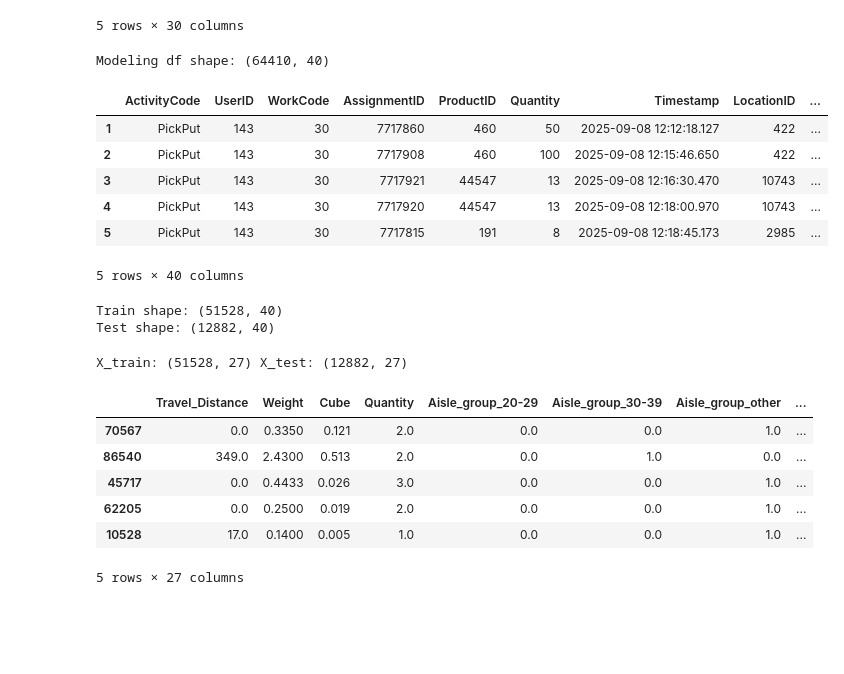
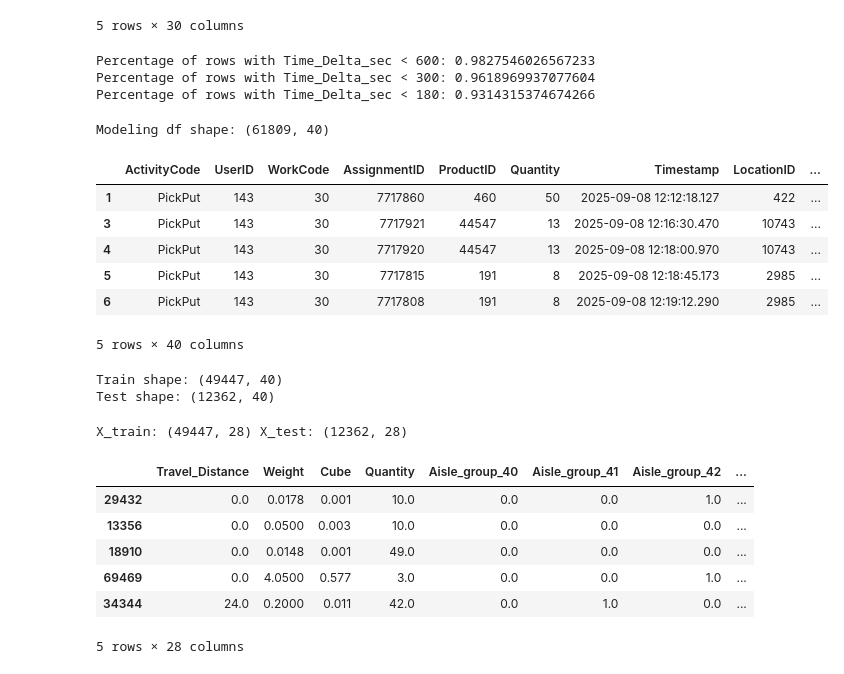
Before and after one commit to JiashenWangg/Lucas_Systems_Capstone_Project, a Jupyter notebook: Model_Jiashen/oe_xgboost.ipynb, the cells around one changed output. Drawn from its saved outputs; the diff is of its cells as text; code cells hidden in the pictures; blank space fills up the shorter version.

```diff
--- a/Model_Jiashen/oe_xgboost.ipynb
+++ b/Model_Jiashen/oe_xgboost.ipynb
@@ -44,6 +44,18 @@ Timestamp range: 2025-09-08 11:42:18.630000 -> 2025-12-02 23:15:28.677000
 | 3 | PickPut | 143 | 30 | 7717921 | 44547 | 13 | 2025-09-08 12:16:30.470 | 10743 | ... |
 | 4 | PickPut | 143 | 30 | 7717920 | 44547 | 13 | 2025-09-08 12:18:00.970 | 10743 | ... |
 5 rows × 30 columns
+# %%
+
+# percentage of row with time < 600 seconds
+print("Percentage of rows with Time_Delta_sec < 600:", (oe["Time_Delta_sec"] < 600).mean())
+# percentage of row with time < 300 seconds
+print("Percentage of rows with Time_Delta_sec < 300:", (oe["Time_Delta_sec"] < 300).mean())
+# percentage of row with time < 180 seconds
+print("Percentage of rows with Time_Delta_sec < 180:", (oe["Time_Delta_sec"] < 180).mean())
+# %% [output]
+Percentage of rows with Time_Delta_sec < 600: 0.9827546026567233
+Percentage of rows with Time_Delta_sec < 300: 0.9618969937077604
+Percentage of rows with Time_Delta_sec < 180: 0.9314315374674266
 # %%
 # ---------- Feature engineering (same logic as oe_regression.ipynb) ----------
 df = oe.copy()
@@ -56,7 +68,7 @@ for col in ["Time_Delta_sec", "Weight", "Cube", "Quantity", "Travel_Distance"]:
 # Filter for log viability + WorkCode == '30'
 df = df[
     (df["Time_Delta_sec"] > 0) &
-    (df["Time_Delta_sec"] < 600) &
+    (df["Time_Delta_sec"] < 180) &
     (df["Travel_Distance"] >= 0) &
     (df["Weight"] > 0) &
     (df["Cube"] > 0) &
@@ -65,14 +77,25 @@ df = df[
 
 # Aisle to int first
 df["Aisle"] = pd.to_numeric(df["Aisle"], errors="coerce").fillna(-1).astype(int)
-# Aisle as new column, group 10-19 as "10-19", 20-29 as "20-29", 30-39 as "30-39", rest as "other"
+# Aisle as new column, group 10-19, 20-29, 30-38, 39-42, rest as "other"
+'''
 def aisle_group(a):
     if 10 <= a < 20:
         return "10-19"
     elif 20 <= a < 30:
         return "20-29"
-    elif 30 <= a < 40:
-        return "30-39"
+    elif 30 <= a < 39:
+        return "30-38"
+    elif 39 <= a < 43:
+        return "39-42"
+    else:
+        return "other"
+df["Aisle_group"] = df["Aisle"].apply(aisle_group)
+'''
+# Actually for WC = 30, only 39, 40, 41, 42 are valid, so just these 4 or other
+def aisle_group(a):
+    if a in [39, 40, 41, 42]:
+        return str(a)
     else:
         return "other"
 df["Aisle_group"] = df["Aisle"].apply(aisle_group)
@@ -110,38 +133,38 @@ df["UOM_group"] = df["UnitOfMeasure"].apply(uom_group)
 
 # Day of week as levels
 df["day_of_week"] = df["Timestamp"].dt.day_name()
 
 # Add a feature same_aisle: 1 if Aisle and Prev_Aisle are the same, else 0
 df["Prev_Aisle"] = pd.to_numeric(df["Prev_Aisle"], errors="coerce").fillna(-1).astype(int)
 df["same_aisle"] = (df["Aisle"] == df["Prev_Aisle"]).astype(int)
 
 # Add a feature if LocKey and Prev_LocKey are the same
 df["same_lockey"] = (df["LocKey"] == df["PrevLocKey"]).astype(int)
 
 # Add a feature if same lockey but differ in level
 df["diff_level"] = ((df["LocKey"] == df["PrevLocKey"]) & (df["Level"] != df["Prev_Level"])).astype(int)
 
 # Add a feature if ProductID in top 100 most common productid
 product_counts = df["ProductID"].value_counts()
 top_100_products = product_counts.head(100).index
 df["top_100_product"] = df["ProductID"].isin(top_100_products).astype(int)
 
 df = df.replace([np.inf, -np.inf], np.nan).dropna(subset=[
     "Time_Delta_sec","Travel_Distance","Weight","Cube","Quantity",
     "Aisle_group","Level_group","time_of_day", "same_aisle", "same_lockey", "diff_level",
     "UOM_group", "day_of_week", "top_100_product"
 ]).copy()
 
 print("Modeling df shape:", df.shape)
 df.head()
 # %% [output]
-Modeling df shape: (64410, 40)
+Modeling df shape: (61809, 40)
 |  | ActivityCode | UserID | WorkCode | AssignmentID | ProductID | Quantity | Timestamp | LocationID | ... |
 | 1 | PickPut | 143 | 30 | 7717860 | 460 | 50 | 2025-09-08 12:12:18.127 | 422 | ... |
-| 2 | PickPut | 143 | 30 | 7717908 | 460 | 100 | 2025-09-08 12:15:46.650 | 422 | ... |
 | 3 | PickPut | 143 | 30 | 7717921 | 44547 | 13 | 2025-09-08 12:16:30.470 | 10743 | ... |
 | 4 | PickPut | 143 | 30 | 7717920 | 44547 | 13 | 2025-09-08 12:18:00.970 | 10743 | ... |
 | 5 | PickPut | 143 | 30 | 7717815 | 191 | 8 | 2025-09-08 12:18:45.173 | 2985 | ... |
+| 6 | PickPut | 143 | 30 | 7717808 | 191 | 8 | 2025-09-08 12:19:12.290 | 2985 | ... |
 5 rows × 40 columns
 # %%
 # Split into train/test (same 80/20 random split)
@@ -149,8 +172,8 @@ train_df, test_df = train_test_split(df, test_size=0.2, random_state=42)
 print("Train shape:", train_df.shape)
 print("Test shape:", test_df.shape)
 # %% [output]
-Train shape: (51528, 40)
-Test shape: (12882, 40)
+Train shape: (49447, 40)
+Test shape: (12362, 40)
 # %%
 # ---------- Build design matrix (same feature set as Model 3: Lasso in the original) ----------
 features = [
@@ -177,17 +200,17 @@ y_test  = test_df["Time_Delta_sec"].astype(float).values
 
 print("X_train:", X_train.shape, "X_test:", X_test.shape)
 # %% [output]
-X_train: (51528, 27) X_test: (12882, 27)
+X_train: (49447, 28) X_test: (12362, 28)
 # %%
 display(X_train.head())
 # %% [output]
-|  | Travel_Distance | Weight | Cube | Quantity | Aisle_group_20-29 | Aisle_group_30-39 | Aisle_group_other | ... |
-| 70567 | 0.0 | 0.3350 | 0.121 | 2.0 | 0.0 | 0.0 | 1.0 | ... |
-| 86540 | 349.0 | 2.4300 | 0.513 | 2.0 | 0.0 | 1.0 | 0.0 | ... |
-| 45717 | 0.0 | 0.4433 | 0.026 | 3.0 | 0.0 | 0.0 | 1.0 | ... |
-| 62205 | 0.0 | 0.2500 | 0.019 | 2.0 | 0.0 | 0.0 | 1.0 | ... |
-| 10528 | 17.0 | 0.1400 | 0.005 | 1.0 | 0.0 | 0.0 | 1.0 | ... |
+|  | Travel_Distance | Weight | Cube | Quantity | Aisle_group_40 | Aisle_group_41 | Aisle_group_42 | ... |
+| 29432 | 0.0 | 0.0178 | 0.001 | 10.0 | 0.0 | 0.0 | 1.0 | ... |
+| 13356 | 0.0 | 0.0500 | 0.003 | 10.0 | 0.0 | 0.0 | 0.0 | ... |
+| 18910 | 0.0 | 0.0148 | 0.001 | 49.0 | 0.0 | 0.0 | 0.0 | ... |
+| 69469 | 0.0 | 4.0500 | 0.577 | 3.0 | 0.0 | 0.0 | 1.0 | ... |
+| 34344 | 24.0 | 0.2000 | 0.011 | 42.0 | 0.0 | 1.0 | 0.0 | ... |
-5 rows × 27 columns
+5 rows × 28 columns
 # %%
 # ---------- XGBoost model (simple sklearn fit; no early stopping) ----------
 
```
Also changed, not shown: parts of 4 cells of this notebook, 6 other files.
